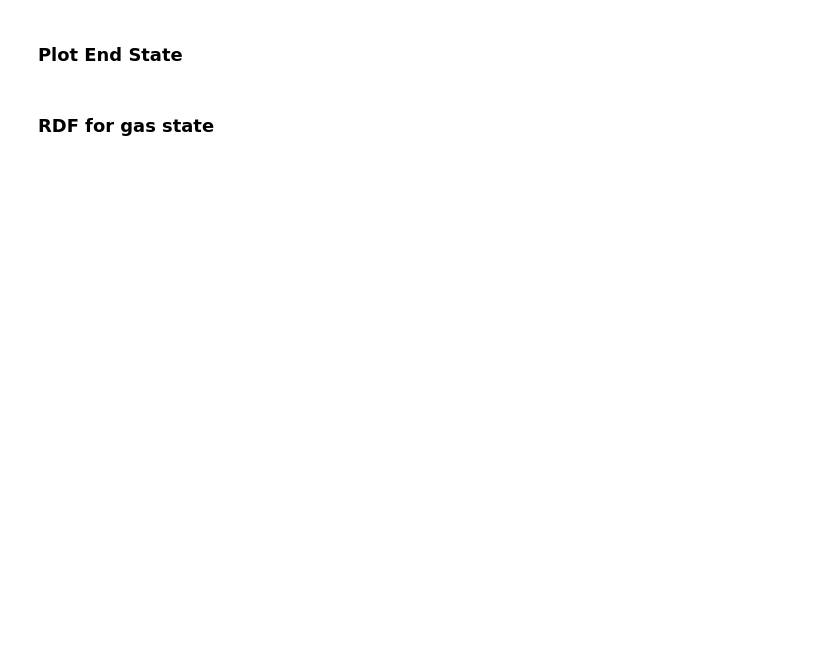
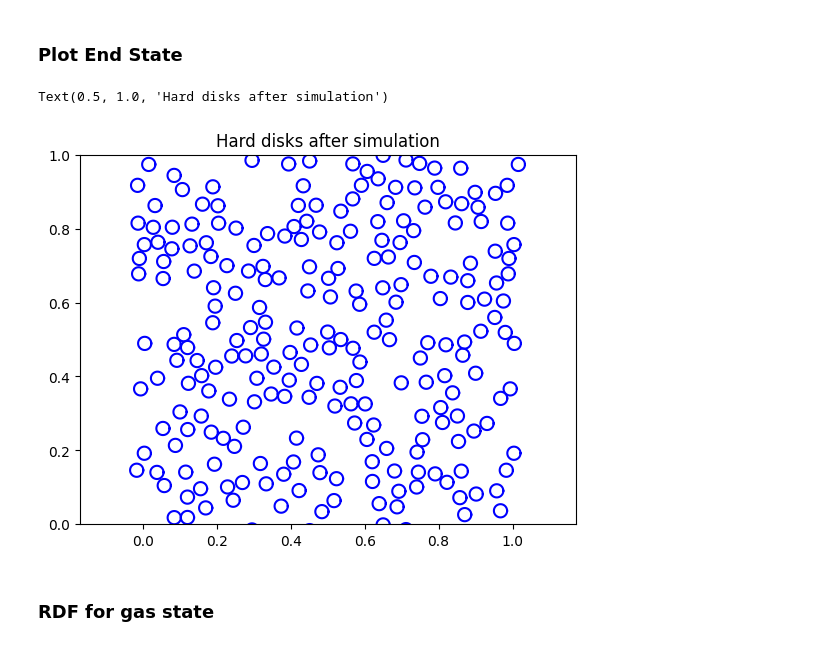
Before and after one commit to jackcavanaugh/mc-Metropolis-Hastings, a Jupyter notebook: simulation.ipynb, the cells around one changed output. Cells and saved outputs as stored; diff of their text form; code cells hidden in the pictures; blank space fills up the shorter version.

```diff
--- a/simulation.ipynb
+++ b/simulation.ipynb
@@ -61,8 +63,10 @@ plt.clf()
 # %%
 visualize(r, d0, L)
 plt.title('Hard disks after simulation')
-plt.savefig('post_sim.png')
-plt.clf()
+# plt.savefig('post_sim.png')
+# %% [output]
+Text(0.5, 1.0, 'Hard disks after simulation')
+[figure, added]
 # %% [markdown]
 ### RDF for gas state
 # %%
```
Also changed, not shown: parts of 4 cells of this notebook, 1 other file.
